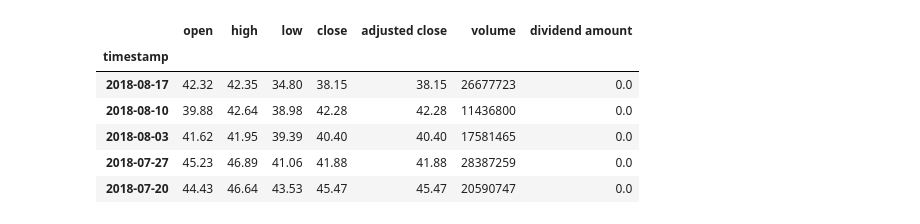
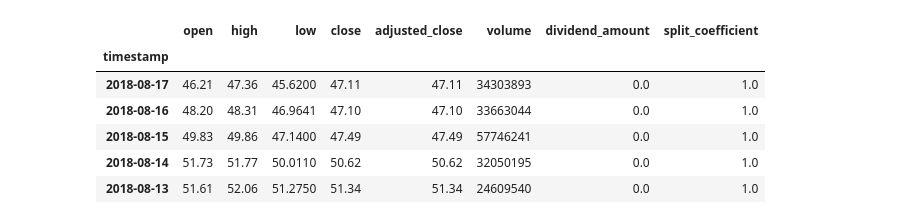
Before and after one commit to OhadSrur/JupyterTradingAnalysis, a Jupyter notebook: BasicAnalysis.ipynb, the cells around one changed output. Drawn from its saved outputs; the diff is of its cells as text; code cells hidden in the pictures.

Commit message:
Get full data output, and slice data by start_date, and add some basic stocks functions including bollinger band

```diff
--- a/BasicAnalysis.ipynb
+++ b/BasicAnalysis.ipynb
@@ -1,17 +1,18 @@
 # %%
 %matplotlib inline
 
 from urllib.request import urlretrieve
 import pandas as pd
 from source.tickData import get_data_adjusted
 
-data = get_data_adjusted(symbol='MOMO',data_type='weekly',force_download=True)
-data.head()
+stock = 'MU'
+daily_data = get_data_adjusted(symbol=stock,data_type='daily',force_download=True,outputsize='full')
+daily_data.head()
 # %% [output]
-|  | open | high | low | close | adjusted close | volume | dividend amount |
-| timestamp |  |  |  |  |  |  |  |
-| 2018-08-17 | 42.32 | 42.35 | 34.80 | 38.15 | 38.15 | 26677723 | 0.0 |
-| 2018-08-10 | 39.88 | 42.64 | 38.98 | 42.28 | 42.28 | 11436800 | 0.0 |
-| 2018-08-03 | 41.62 | 41.95 | 39.39 | 40.40 | 40.40 | 17581465 | 0.0 |
-| 2018-07-27 | 45.23 | 46.89 | 41.06 | 41.88 | 41.88 | 28387259 | 0.0 |
-| 2018-07-20 | 44.43 | 46.64 | 43.53 | 45.47 | 45.47 | 20590747 | 0.0 |
+|  | open | high | low | close | adjusted_close | volume | dividend_amount | split_coefficient |
+| timestamp |  |  |  |  |  |  |  |  |
+| 2018-08-17 | 46.21 | 47.36 | 45.6200 | 47.11 | 47.11 | 34303893 | 0.0 | 1.0 |
+| 2018-08-16 | 48.20 | 48.31 | 46.9641 | 47.10 | 47.10 | 33663044 | 0.0 | 1.0 |
+| 2018-08-15 | 49.83 | 49.86 | 47.1400 | 47.49 | 47.49 | 57746241 | 0.0 | 1.0 |
+| 2018-08-14 | 51.73 | 51.77 | 50.0110 | 50.62 | 50.62 | 32050195 | 0.0 | 1.0 |
+| 2018-08-13 | 51.61 | 52.06 | 51.2750 | 51.34 | 51.34 | 24609540 | 0.0 | 1.0 |
```
Also changed, not shown: parts of 2 cells of this notebook, 2 other files.
